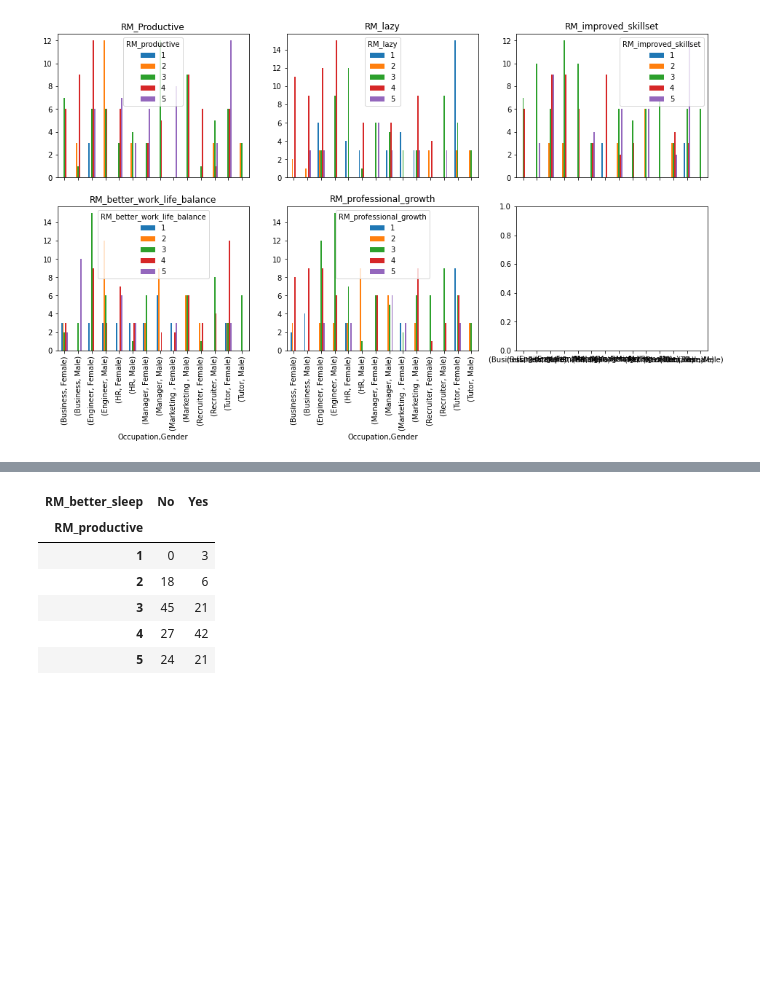
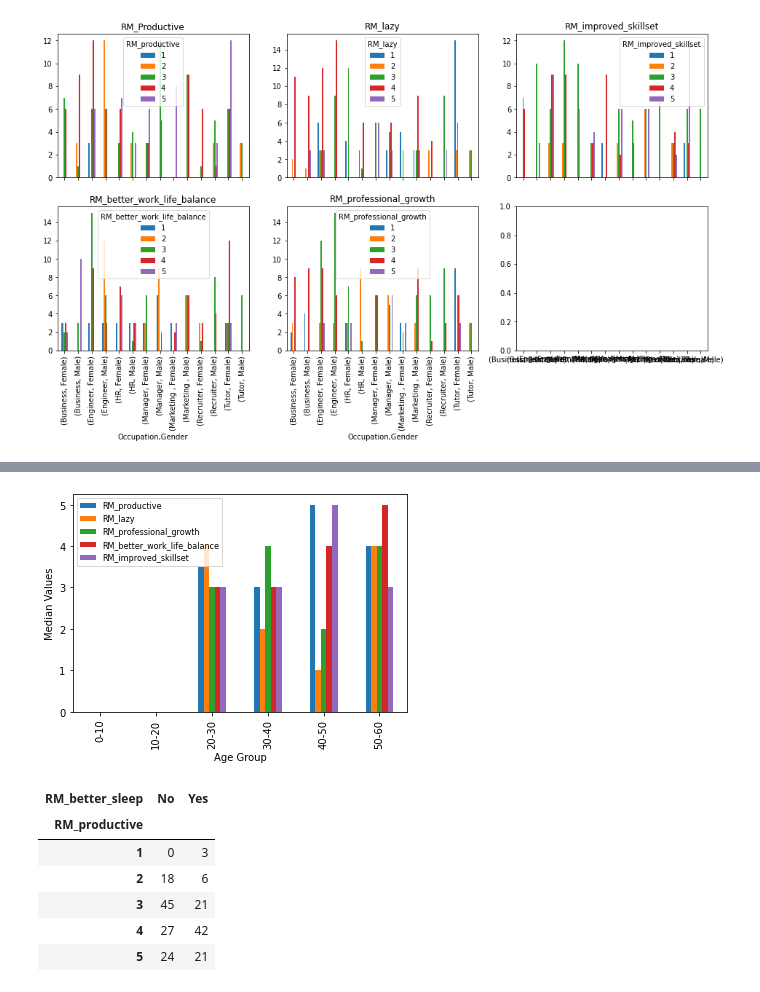
Before and after one commit to sinchana-hathwar/WFH_vs_WFO, a Jupyter notebook: wfh_vs_wfo.ipynb, the cells around one changed output, grey strips where cells are left out. Cells and saved outputs as stored; diff of their text form; code cells hidden in the pictures; blank space fills up the shorter version.

```diff
--- a/wfh_vs_wfo.ipynb
+++ b/wfh_vs_wfo.ipynb
@@ -177,3 +212,13 @@ Text(0.5, 1.0, 'RM_professional_growth')
+# %%
+grouped = data.groupby('Age Group').median()
+grouped = grouped[['RM_productive','RM_lazy','RM_professional_growth','RM_better_work_life_balance','RM_improved_skillset']]
+grouped.plot(kind='bar')
+plt.xlabel('Age Group')
+plt.ylabel('Median Values')
+plt.legend(loc='upper left',prop=fm.FontProperties(size=8))
+plt.show()
+# %% [output]
+[figure, added]
 # %%
 pd.crosstab(data['RM_productive'],data['RM_better_sleep'])
 # %% [output]
```
Also changed, not shown: parts of 25 cells of this notebook.
